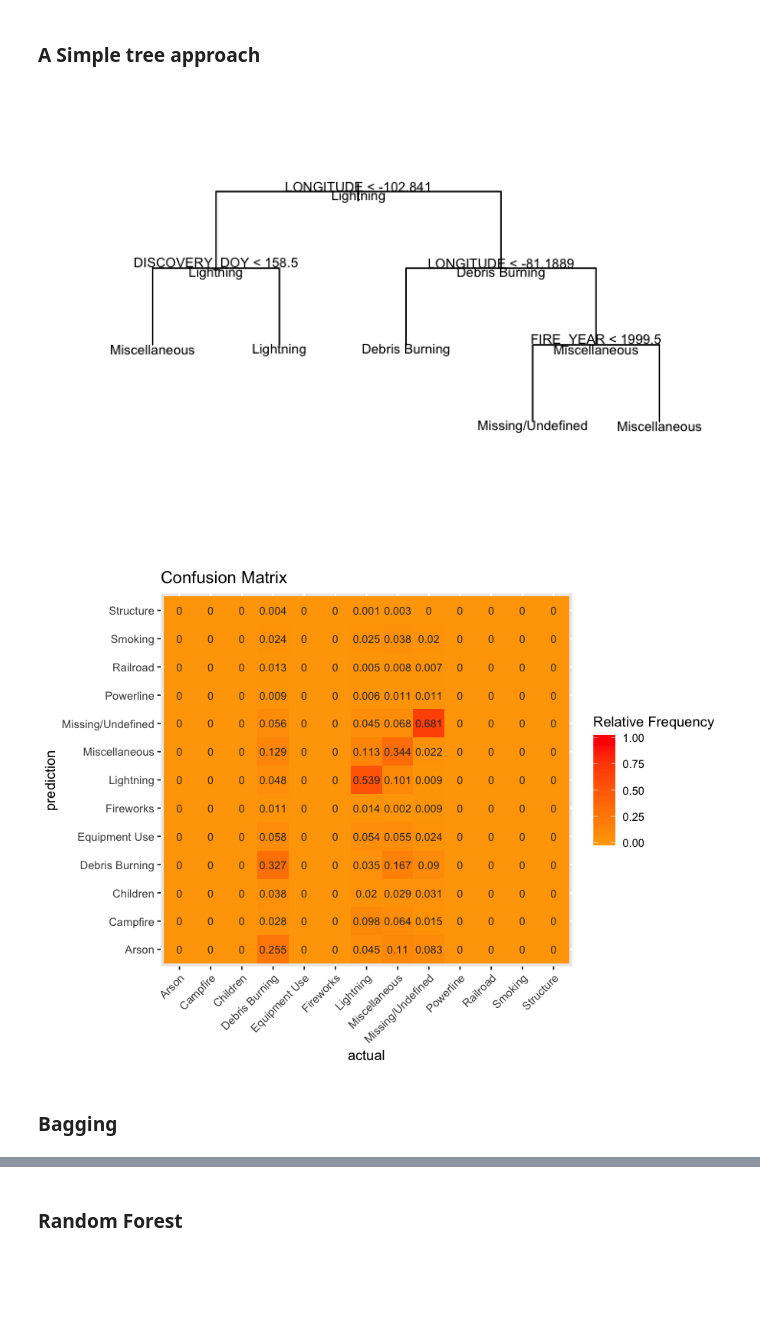
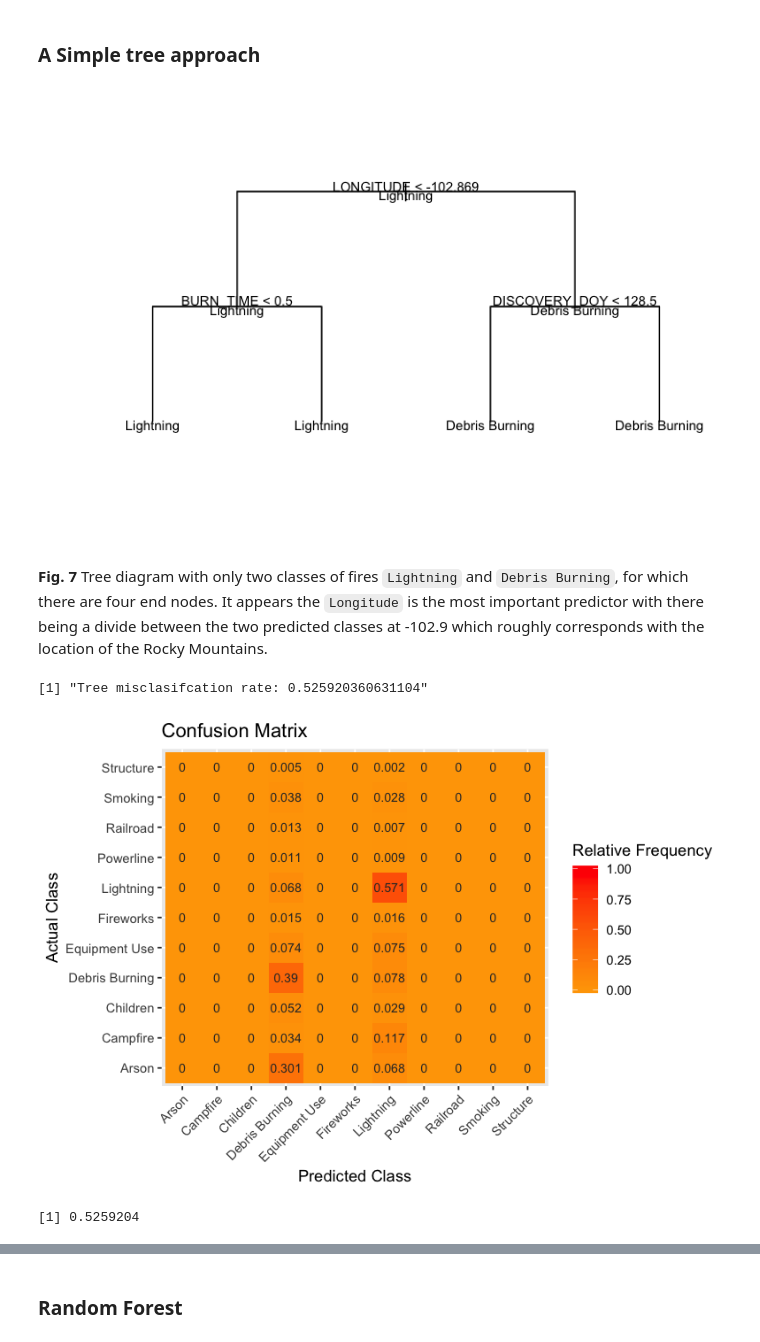
Before and after one commit to andrewdnolan/US_WildFires, a Jupyter notebook: FIRES_REPORT.ipynb, the cells around one changed output, grey strips where cells are left out. Saved outputs shown, nothing was run; the diff lists cells and outputs as text; code cells hidden in the pictures; blank space fills up the shorter version.

```diff
--- a/FIRES_REPORT.ipynb
+++ b/FIRES_REPORT.ipynb
@@ -252,0 +237,2 @@ ridge_fit <- glmnet(x, y, alpha = 0)
+# %%
+fires_no_nan <- fires %>% drop_na(c(STAT_CAUSE_DESCR, FIRE_YEAR, DISCOVERY_DOY, FIRE_SIZE, LATITUDE, LONGITUDE, BURN_TIME))
@@ -252,0 +241,2 @@ ridge_fit <- glmnet(x, y, alpha = 0)
+# %%
+fires_no_nan <- fires_no_nan %>% filter( STAT_CAUSE_DESCR != 'Missing/Undefined' & STAT_CAUSE_DESCR != 'Miscellaneous')
@@ -253,12 +245,3 @@ ridge_fit <- glmnet(x, y, alpha = 0)
 # %%
-fires_no_nan <- fires %>% drop_na(STAT_CAUSE_DESCR, FIRE_YEAR, DISCOVERY_DOY, FIRE_SIZE, LATITUDE, LONGITUDE, BURN_TIME)
-
 fires_no_nan <- fires_no_nan %>% select(STAT_CAUSE_DESCR, FIRE_YEAR, DISCOVERY_DOY, FIRE_SIZE, LATITUDE, LONGITUDE, BURN_TIME )
-
 fires_no_nan <- fires_no_nan %>% mutate(STAT_CAUSE_DESCR = as_factor(STAT_CAUSE_DESCR))
-
-set.seed(111)
-
-subset_rp <- modelr::resample_partition(fires_no_nan, c(subset=0.05, nonused=0.95))
-
-subset_fires_15 <- as_tibble(subset_rp$subset)
@@ -266,0 +250,5 @@ Splitting the data into training and testing sets.
+# %%
+set.seed(111)
+subset_rp <- modelr::resample_partition(fires_no_nan, c(subset=0.10, nonused=0.90))
+subset_fires_15 <- as_tibble(subset_rp$subset)
+fires_no_nan <- fires_no_nan %>% mutate(STAT_CAUSE_DESCR = as_factor(STAT_CAUSE_DESCR))
@@ -274,23 +264,32 @@ test_set15 <- as_tibble(rp$test)
 # %%
 library(tree)
 suppressMessages(library(tidymodels))
+
 set.seed(111)
-
 tree_fit <- tree(STAT_CAUSE_DESCR ~ ., data = train_set15)
 
 plot(tree_fit, type = "uniform")
 text(tree_fit, pretty = 1, all = TRUE, cex = 0.7)
-
-# test_set15 %>% modelr::add_predictions(tree_fit, type = "class") %>%
-#     accuracy(STAT_CAUSE_DESCR, predd
 # %% [output]
-[figure, old version]
+[figure, new version]
+# %% [markdown]
+**Fig. 7** Tree diagram with only two classes of fires `Lightning` and `Debris Burning`, for which there are four end nodes. It appears the `Longitude` is the most important predictor with there being a divide between the two predicted classes at -102.9 which roughly corresponds with the location  of the Rocky Mountains.
+# %%
+#Make predictions on the testing set
+tree_pred <- test_set15 %>% mutate(EstCODE = predict(tree_fit, test_set15, type = 'class'))
+
+#Calculate the test error rate
+print(paste("Tree misclasifcation rate:", mean(tree_pred$STAT_CAUSE_DESCR != tree_pred$EstCODE)))
+# %% [output]
+[1] "Tree misclasifcation rate: 0.525920360631104"
 # %%
-options(repr.plot.width=7.5, repr.plot.height=5.5, jupyter.plot_mimetypes = 'image/png')
+options(repr.plot.width=6.5, repr.plot.height=4.5, jupyter.plot_mimetypes = 'image/png')
 
 tree_pred <- test_set15 %>% modelr::add_predictions(tree_fit, type = "class", var = 'EstCODE')
 confusion_matrix(tree_pred$STAT_CAUSE_DESCR, tree_pred$EstCODE)
 # %% [output]
-[figure, old version]
+[figure, new version]
-# %% [markdown]
-### Bagging <a class="anchor" id="bagging"></a>
+# %%
+mean(tree_pred$STAT_CAUSE_DESCR != tree_pred$EstCODE)
+# %% [output]
+[1] 0.5259204
```
Also changed, not shown: parts of 35 cells of this notebook, 1 other file.
